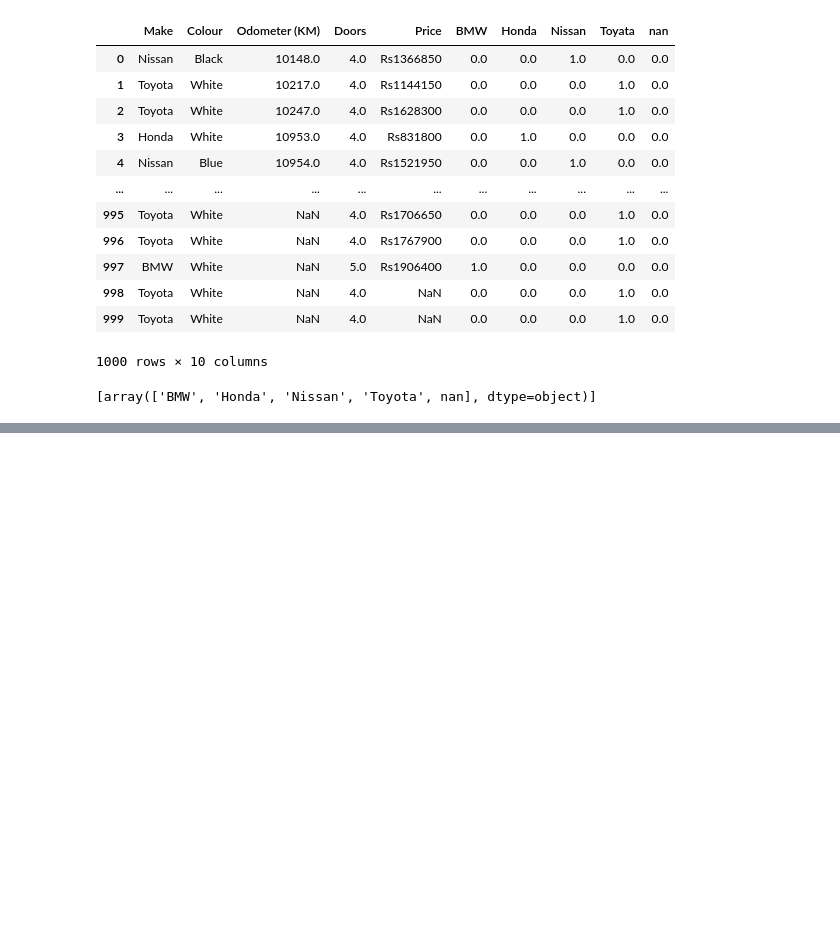
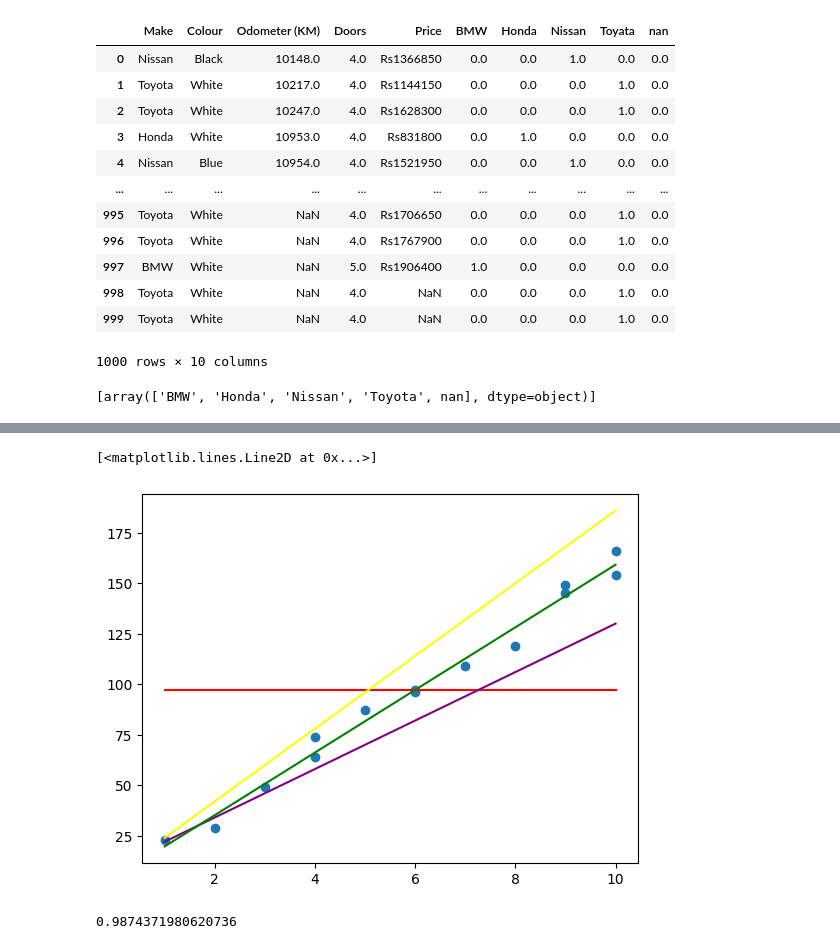
Before and after one commit to RanjanYadav5405/Machine-Learning, a Jupyter notebook: CIE-2.ipynb, the cells around one changed output, grey strips where cells are left out. Drawn from its saved outputs; the diff is of its cells as text; code cells hidden in the pictures; blank space fills up the shorter version.

```diff
--- a/CIE-2.ipynb
+++ b/CIE-2.ipynb
@@ -707,0 +714,3 @@ onehot
+# %%
+data5 = pd.read_csv("computers.csv")
+data5
@@ -707,0 +733,3 @@ onehot
+# %%
+model0 = data5['Minutes'].mean()
+model0
@@ -707,0 +738,7 @@ onehot
+# %%
+model1=  10 + 12 * data5['Units']
+model2 = 6 + 18 * data5['Units']
+data5['model0'] = model0
+data5['model1'] = model1
+data5['model2'] = model2
+data5
@@ -707,0 +802,5 @@ onehot
+# %%
+# Add the above model to the dataframe for Visualization.
+model3 = 4.16 + 15.5 * data5['Units']
+data5['model3'] = model3
+data5
@@ -707,0 +823,18 @@ onehot
+# %%
+# Visualize Models using pyplot.
+fig, ax=plt.subplots()
+ #plotting the actual 'Minutes'
+ax.scatter(x="Units", y="Minutes", data=data5, label='actul repair time')
+#  plottind the Modele Predictions
+ax.plot(data5['Units'],data5['model0'], color="red", label='model0')
+ax.plot(data5['Units'], data5['model1'], color="purple", label='model1')
+ax.plot(data5['Units'], data5['model2'], color="yellow", label='model2')
+ax.plot(data5['Units'], data5['model3'], color="green", label='model3')
+# %% [output]
+[<matplotlib.lines.Line2D at 0x...>]
+[figure, added]
+# %%
+# Compute the Coefficient of Determination to find accuracy.
+model.score(X,y)
+# %% [output]
+0.9874371980620736
```
Also changed, not shown: parts of 11 cells of this notebook, 1 other file.
